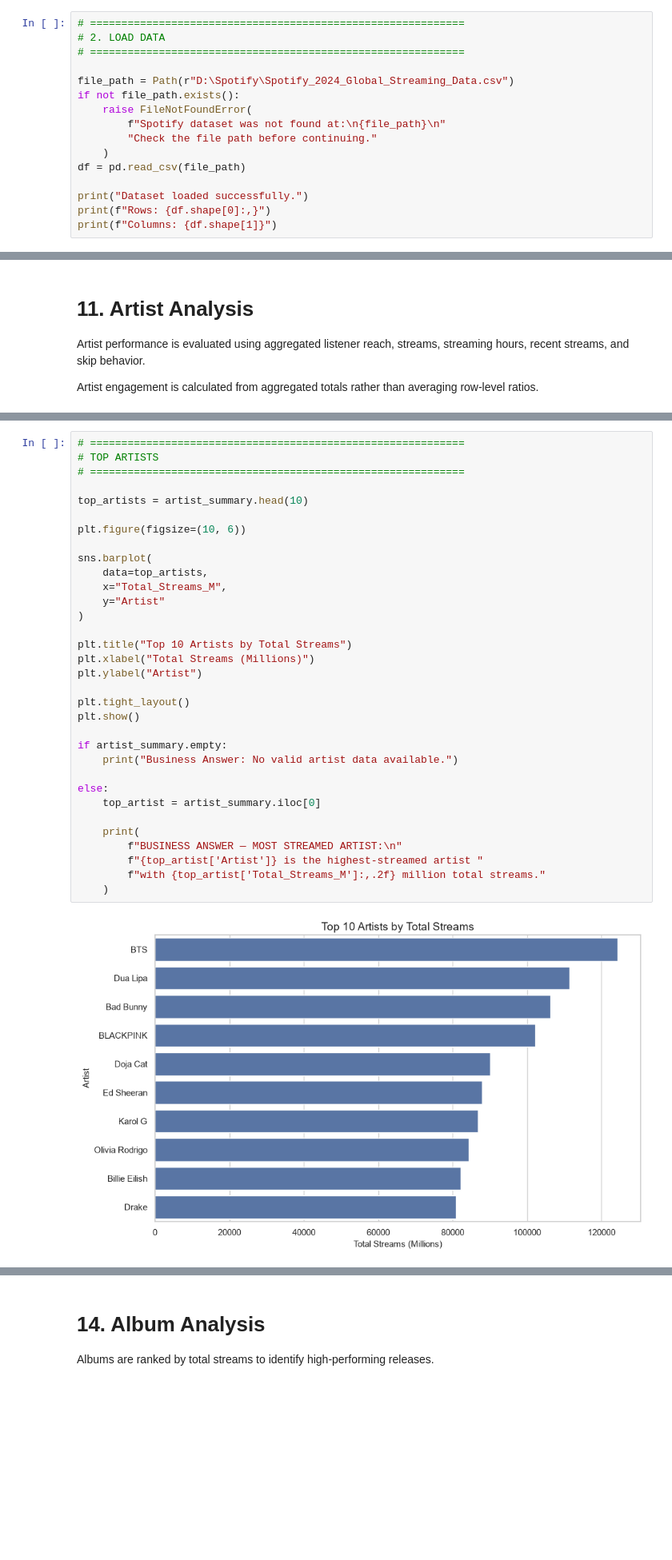
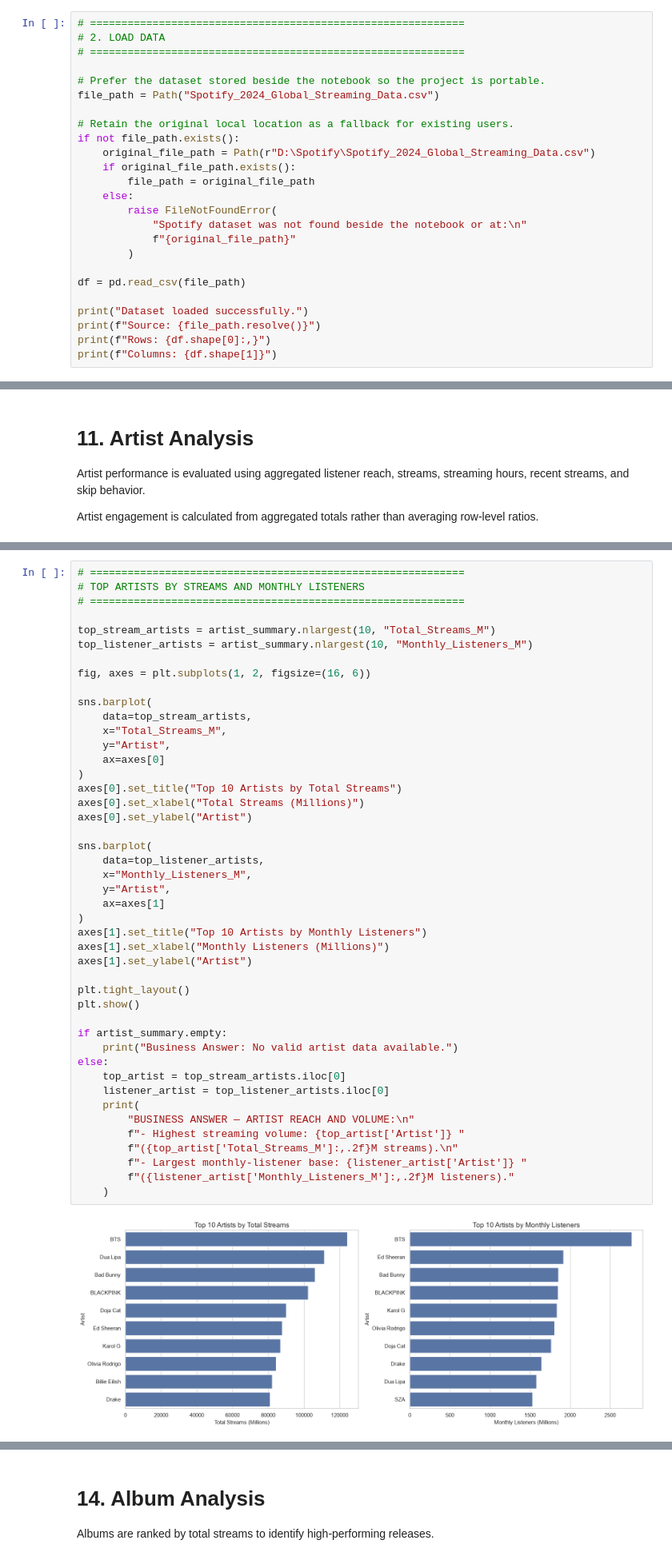
Before and after one commit to mightyalok00/spotify-listener-statistics-eda, a Jupyter notebook: Spotify.ipynb, the cells around one changed output, grey strips where cells are left out. Shown at 80% size. Cells and saved outputs as stored; diff of their text form; blank space fills up the shorter version.

```diff
--- a/Spotify.ipynb
+++ b/Spotify.ipynb
@@ -67,15 +67,24 @@ A file-existence check is included so the notebook fails with a clear message in
 # 2. LOAD DATA
 # ============================================================
 
-file_path = Path(r"D:\Spotify\Spotify_2024_Global_Streaming_Data.csv")
+# Prefer the dataset stored beside the notebook so the project is portable.
+file_path = Path("Spotify_2024_Global_Streaming_Data.csv")
+
+# Retain the original local location as a fallback for existing users.
 if not file_path.exists():
-    raise FileNotFoundError(
-        f"Spotify dataset was not found at:\n{file_path}\n"
-        "Check the file path before continuing."
-    )
+    original_file_path = Path(r"D:\Spotify\Spotify_2024_Global_Streaming_Data.csv")
+    if original_file_path.exists():
+        file_path = original_file_path
+    else:
+        raise FileNotFoundError(
+            "Spotify dataset was not found beside the notebook or at:\n"
+            f"{original_file_path}"
+        )
+
 df = pd.read_csv(file_path)
 
 print("Dataset loaded successfully.")
+print(f"Source: {file_path.resolve()}")
 print(f"Rows: {df.shape[0]:,}")
 print(f"Columns: {df.shape[1]}")
 # %% [output]
@@ -894,36 +966,48 @@ display(artist_summary.head(10))
 | 6 | Drake | 1,643.83 | 80,948.91 | 285,927.94 | 3,204.85 | 3.49 | ... |
 # %%
 # ============================================================
-# TOP ARTISTS
+# TOP ARTISTS BY STREAMS AND MONTHLY LISTENERS
 # ============================================================
 
-top_artists = artist_summary.head(10)
+top_stream_artists = artist_summary.nlargest(10, "Total_Streams_M")
+top_listener_artists = artist_summary.nlargest(10, "Monthly_Listeners_M")
 
-plt.figure(figsize=(10, 6))
+fig, axes = plt.subplots(1, 2, figsize=(16, 6))
 
 sns.barplot(
-    data=top_artists,
+    data=top_stream_artists,
     x="Total_Streams_M",
-    y="Artist"
+    y="Artist",
+    ax=axes[0]
 )
+axes[0].set_title("Top 10 Artists by Total Streams")
+axes[0].set_xlabel("Total Streams (Millions)")
+axes[0].set_ylabel("Artist")
 
-plt.title("Top 10 Artists by Total Streams")
-plt.xlabel("Total Streams (Millions)")
-plt.ylabel("Artist")
+sns.barplot(
+    data=top_listener_artists,
+    x="Monthly_Listeners_M",
+    y="Artist",
+    ax=axes[1]
+)
+axes[1].set_title("Top 10 Artists by Monthly Listeners")
+axes[1].set_xlabel("Monthly Listeners (Millions)")
+axes[1].set_ylabel("Artist")
 
 plt.tight_layout()
 plt.show()
 
 if artist_summary.empty:
     print("Business Answer: No valid artist data available.")
-
 else:
-    top_artist = artist_summary.iloc[0]
-
+    top_artist = top_stream_artists.iloc[0]
+    listener_artist = top_listener_artists.iloc[0]
     print(
-        f"BUSINESS ANSWER — MOST STREAMED ARTIST:\n"
-        f"{top_artist['Artist']} is the highest-streamed artist "
-        f"with {top_artist['Total_Streams_M']:,.2f} million total streams."
+        "BUSINESS ANSWER — ARTIST REACH AND VOLUME:\n"
+        f"- Highest streaming volume: {top_artist['Artist']} "
+        f"({top_artist['Total_Streams_M']:,.2f}M streams).\n"
+        f"- Largest monthly-listener base: {listener_artist['Artist']} "
+        f"({listener_artist['Monthly_Listeners_M']:,.2f}M listeners)."
     )
 # %% [output]
-[figure, old version]
+[figure, new version]
```
Also changed, not shown: parts of 14 cells of this notebook, 1 other file.
